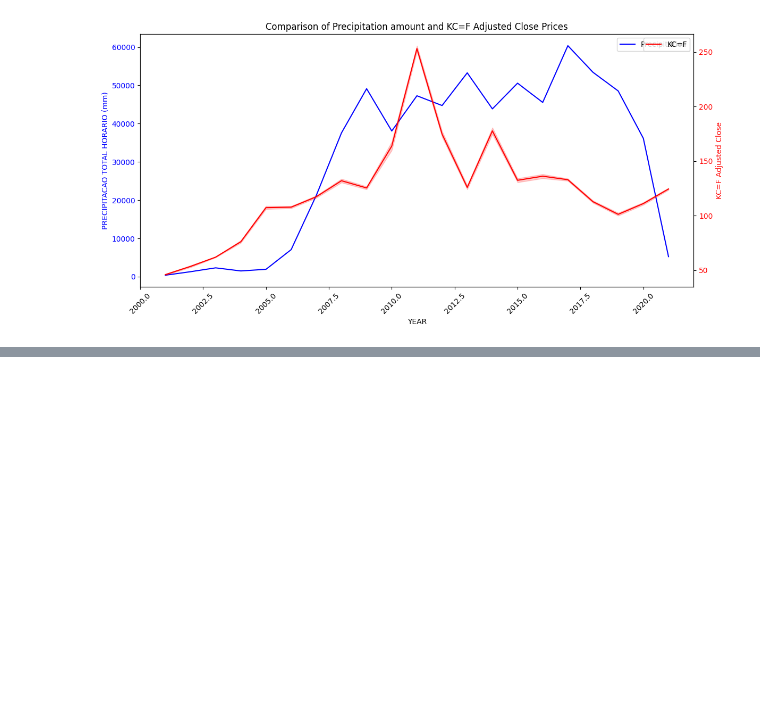
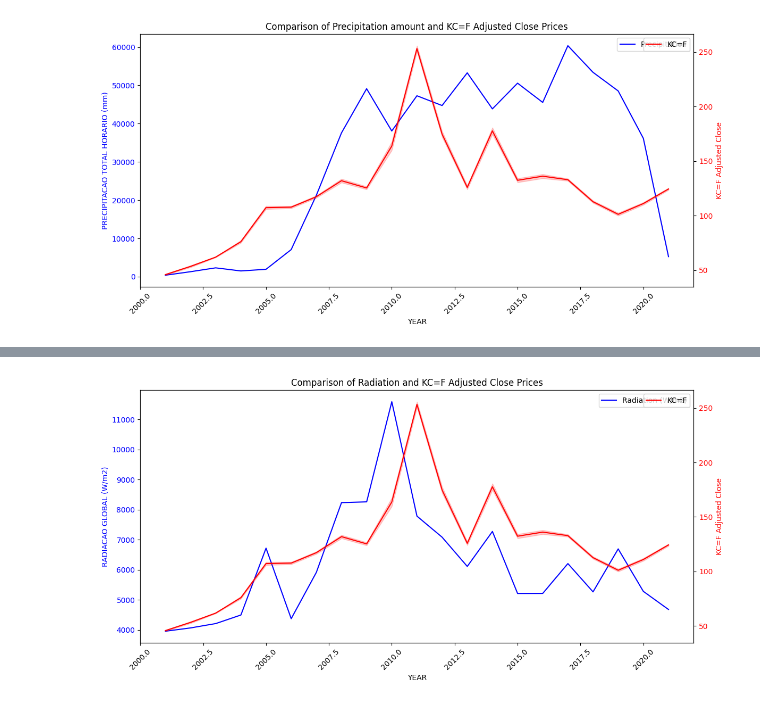
Before and after one commit to JoaoMorais96/coffee-futures, a Jupyter notebook: scripts/report.ipynb, the cells around one changed output, grey strips where cells are left out. Drawn from its saved outputs; the diff is of its cells as text; code cells hidden in the pictures; blank space fills up the shorter version.

```diff
--- a/scripts/report.ipynb
+++ b/scripts/report.ipynb
@@ -582,0 +645,9 @@ create_correlation_plots('YEAR', 'PRECIPITACAO TOTAL HORARIO (mm)', 'Adj Close',
+# %%
+create_correlation_plots('YEAR', 'RADIACAO GLOBAL (W/m2)', 'Adj Close',
+                        final_year_df,
+                        'Radiation (W/m2)', 'KC=F',
+                        'RADIACAO GLOBAL (W/m2)', 'KC=F Adjusted Close',
+                        'Comparison of Radiation and KC=F Adjusted Close Prices',
+                        mouthly=False)
+# %% [output]
+[figure, added]
```
Also changed, not shown: parts of 20 cells of this notebook.
